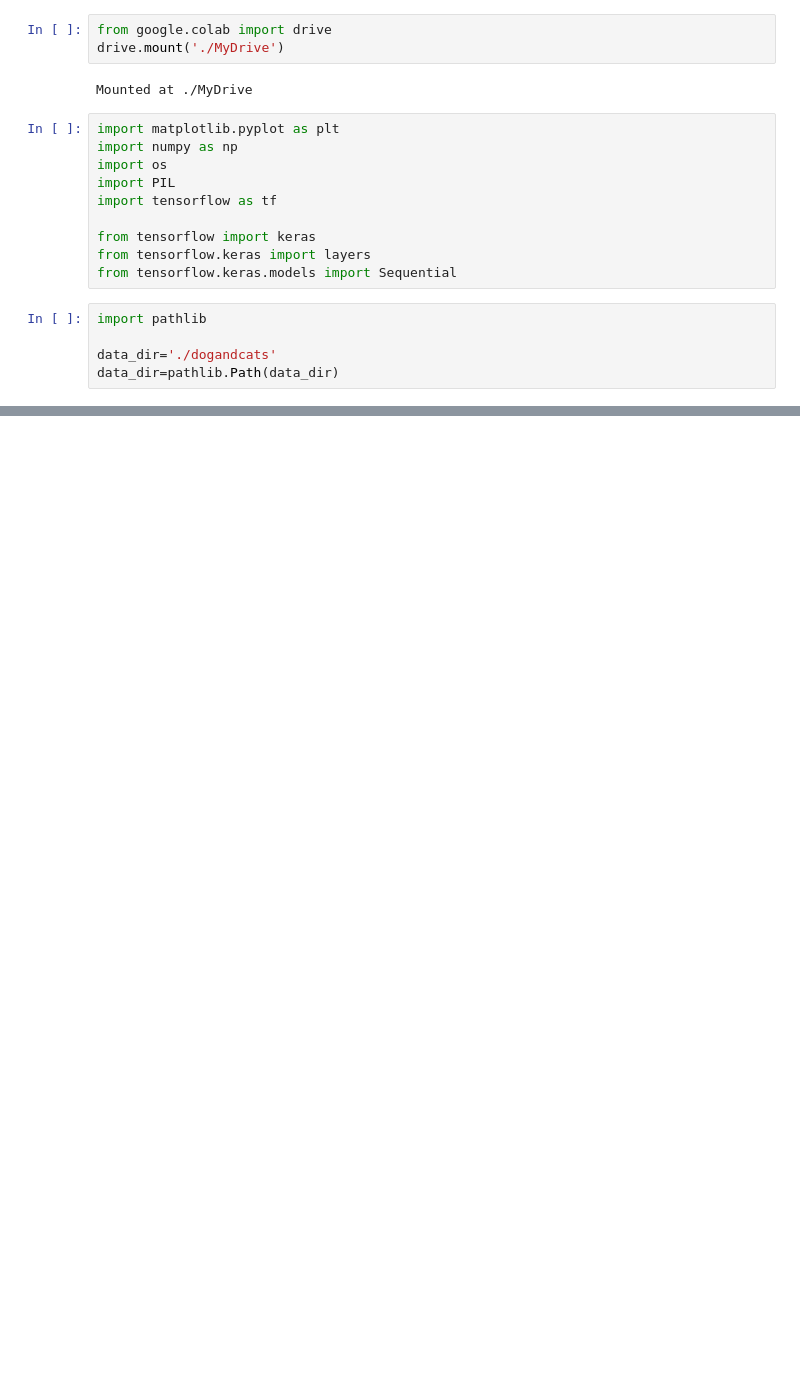
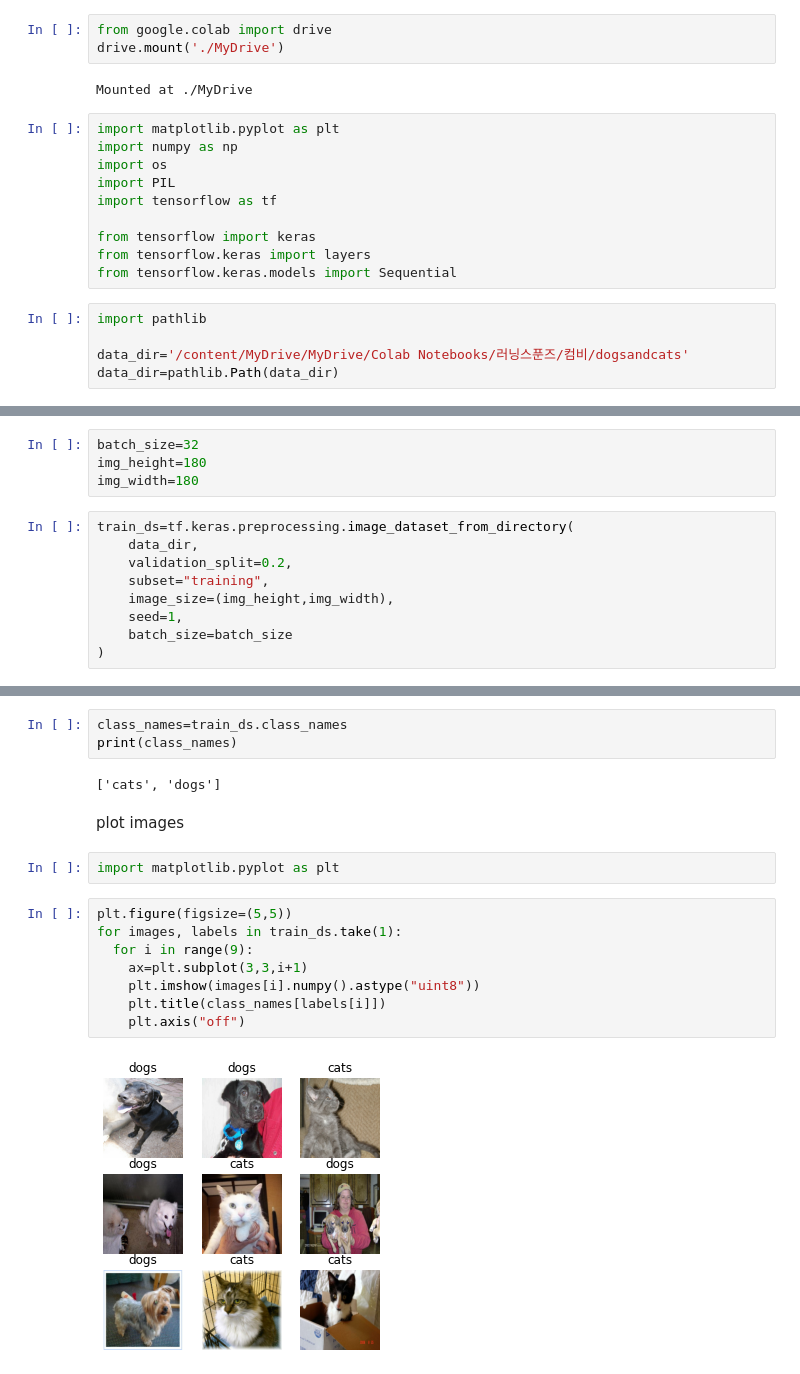
Before and after one commit to pennya6/AI_study, a Jupyter notebook: computervision/dogandcats_classifier.ipynb, the cells around one changed output, grey strips where cells are left out. Cells and saved outputs as stored; diff of their text form; blank space fills up the shorter version.

```diff
--- a/computervision/dogandcats_classifier.ipynb
+++ b/computervision/dogandcats_classifier.ipynb
@@ -18,5 +18,5 @@ from tensorflow.keras.models import Sequential
 # %%
 import pathlib
 
-data_dir='./dogandcats'
+data_dir='/content/MyDrive/MyDrive/Colab Notebooks/러닝스푼즈/컴비/dogsandcats'
 data_dir=pathlib.Path(data_dir)
@@ -27,0 +34,13 @@ print(image_count)
+# %%
+batch_size=32
+img_height=180
+img_width=180
+# %%
+train_ds=tf.keras.preprocessing.image_dataset_from_directory(
+    data_dir,
+    validation_split=0.2,
+    subset="training",
+    image_size=(img_height,img_width),
+    seed=1,
+    batch_size=batch_size
+)
@@ -27,0 +62,19 @@ print(image_count)
+# %%
+class_names=train_ds.class_names
+print(class_names)
+# %% [output]
+['cats', 'dogs']
+# %% [markdown]
+plot images
+# %%
+import matplotlib.pyplot as plt
+# %%
+plt.figure(figsize=(5,5))
+for images, labels in train_ds.take(1):
+  for i in range(9):
+    ax=plt.subplot(3,3,i+1)
+    plt.imshow(images[i].numpy().astype("uint8"))
+    plt.title(class_names[labels[i]])
+    plt.axis("off")
+# %% [output]
+[figure, added]
```
Also changed, not shown: parts of 19 cells of this notebook.
